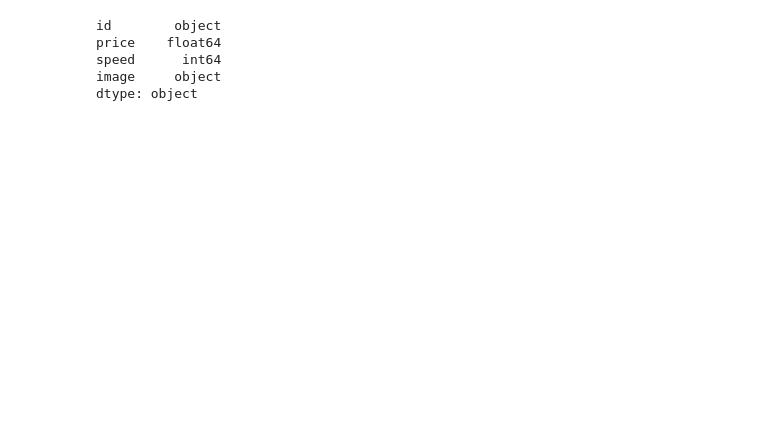
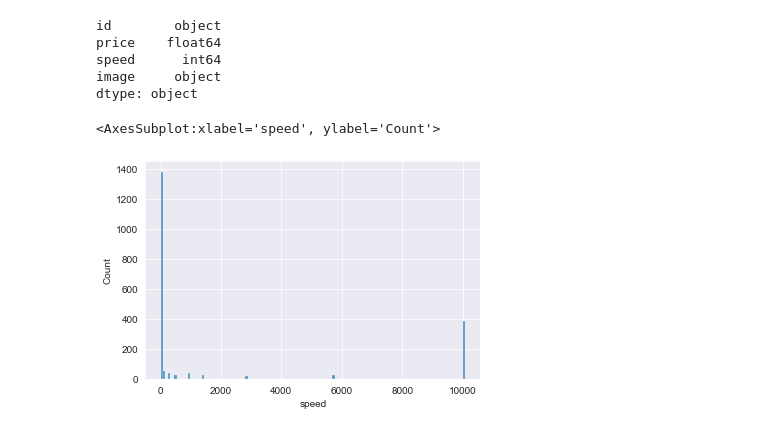
Before and after one commit to ZhangXichu/purr-price-prediction, a Jupyter notebook: main.ipynb, the cells around one changed output. Drawn from its saved outputs; the diff is of its cells as text; code cells hidden in the pictures; blank space fills up the shorter version.

```diff
--- a/main.ipynb
+++ b/main.ipynb
@@ -6,8 +8,8 @@ import torch
 import fastai
 import re
 # %%
-train_data = pd.read_csv("C:/worksspace/how-much-would-you-pay-for-a-fake-cat/train.csv")
-test_data = pd.read_csv("C:/worksspace/how-much-would-you-pay-for-a-fake-cat/test.csv")
+train_data = pd.read_csv("C:/worksspace/purr-price-prediction/train.csv")
+test_data = pd.read_csv("C:/worksspace/purr-price-prediction/test.csv")
 
 # approach: (1) use only images to predict (2) image combined with tabular data, for this purpose we will use the library image_tabular
 # what is cool down time?
@@ -95,3 +112,9 @@ price    float64
 speed      int64
 image     object
 dtype: object
+# %%
+sns.histplot(data=train_data, x="speed")
+# when plotting count or density, be careful with continuous data
+# %% [output]
+<AxesSubplot:xlabel='speed', ylabel='Count'>
+[figure, added]
```
Also changed, not shown: parts of 11 cells of this notebook.
